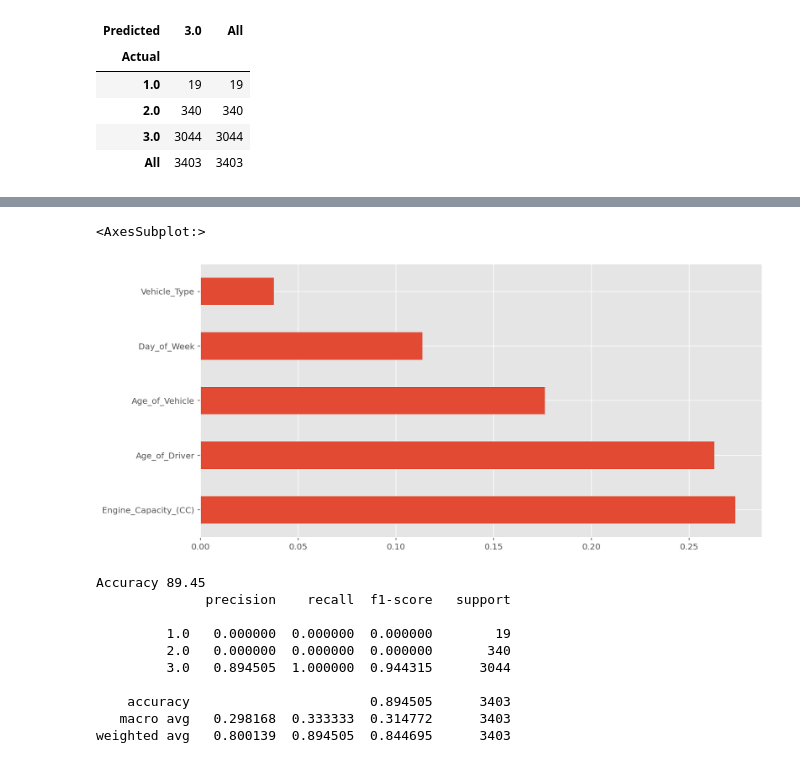
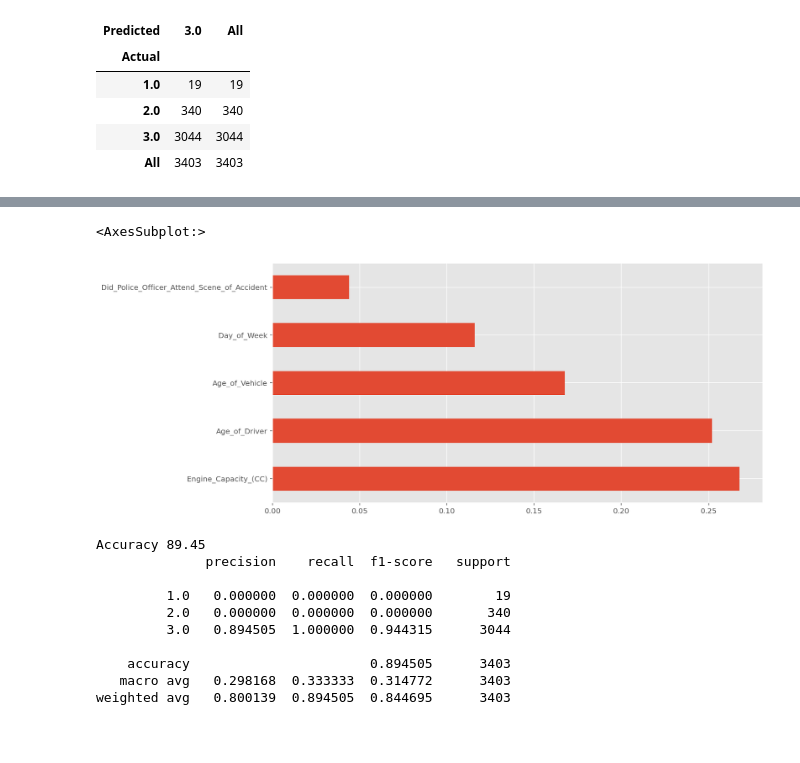
Before and after one commit to prithviraj-gadgi/road-accident-prediction, a Jupyter notebook: ml-model.ipynb, the cells around one changed output, grey strips where cells are left out. Saved outputs shown, nothing was run; the diff lists cells and outputs as text; code cells hidden in the pictures; blank space fills up the shorter version.

```diff
--- a/ml-model.ipynb
+++ b/ml-model.ipynb
@@ -429,11 +483,11 @@ RandomizedSearchCV(cv=3, error_score=nan,
 # %%
 # Feature importance
 plt.figure(figsize=(12,6))
-feat_importances = pd.Series(random_forest.feature_importances_, index=accident_ml.columns)
+feat_importances = pd.Series(grid_search.best_estimator_.feature_importances_, index=accident_ml.columns)
 feat_importances.nlargest(5).plot(kind='barh')
 # %% [output]
 <AxesSubplot:>
-[figure, old version]
+[figure, new version]
 # %%
 Y_pred = grid_search.predict(X_test)
 acc_random_forest1 = round(grid_search.score(X_test, y_test) * 100, 2)
```
Also changed, not shown: parts of 8 cells of this notebook, 2 other files.
